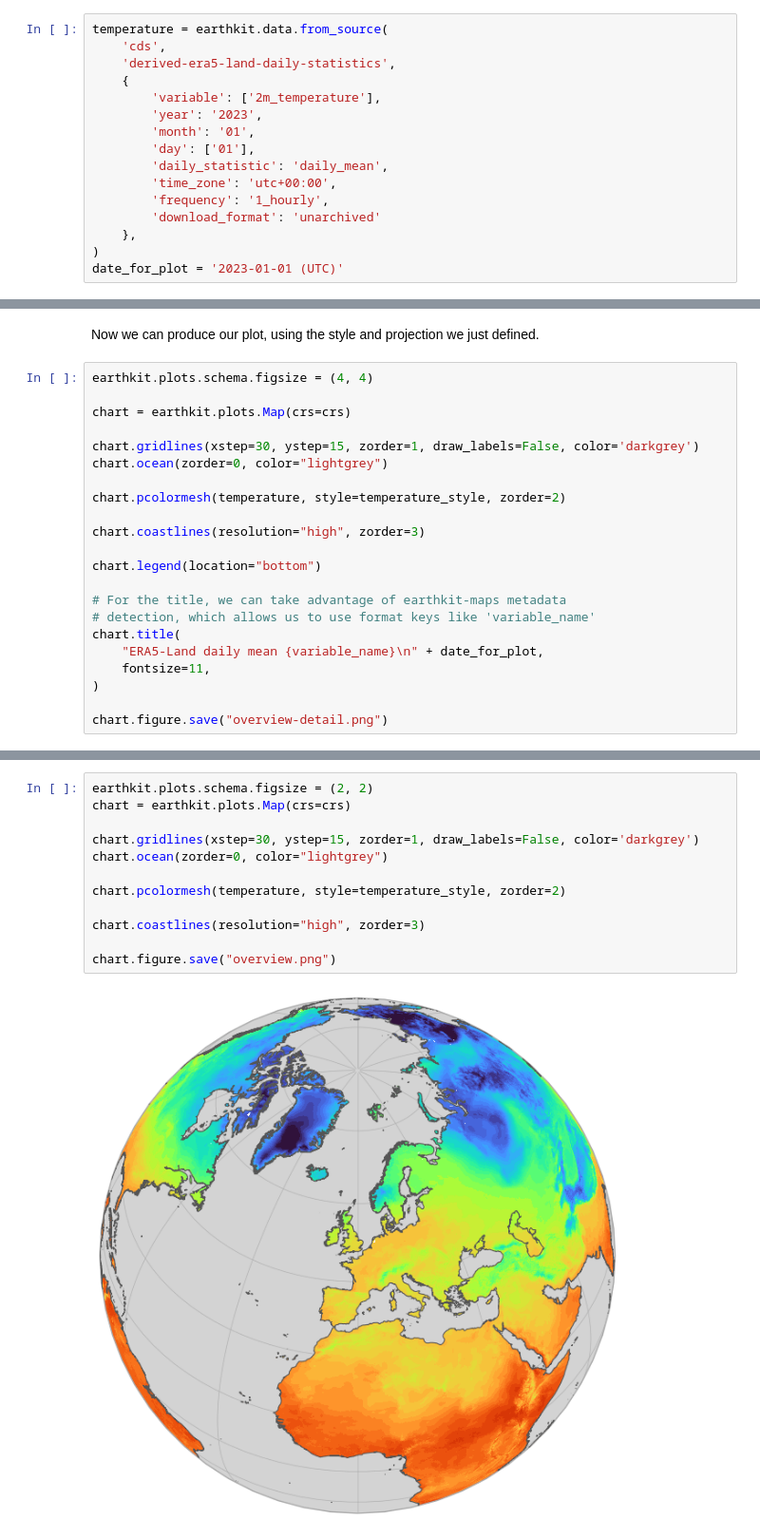
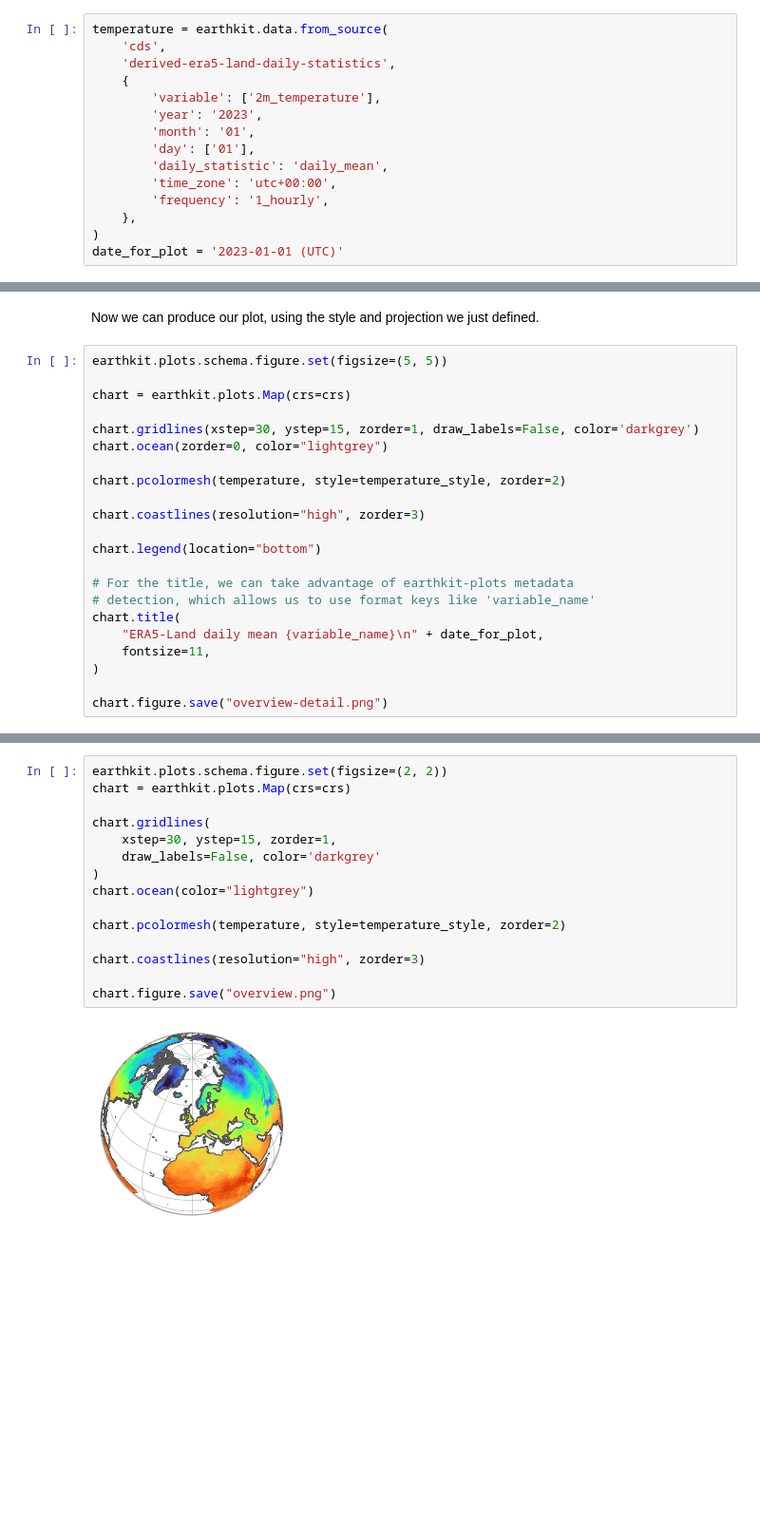
Before and after one commit to ecmwf-projects/dss-notebooks, a Jupyter notebook: datasets/derived-era5-land-daily-statistics/demo.ipynb, the cells around one changed output, grey strips where cells are left out. Shown: that part at 95% size. Drawn from its saved outputs; the diff is of its cells as text; blank space fills up the shorter version.

```diff
--- a/datasets/derived-era5-land-daily-statistics/demo.ipynb
+++ b/datasets/derived-era5-land-daily-statistics/demo.ipynb
@@ -22,7 +22,6 @@ temperature = earthkit.data.from_source(
         'daily_statistic': 'daily_mean',
         'time_zone': 'utc+00:00',
         'frequency': '1_hourly',
-        'download_format': 'unarchived'
     },
 )
 date_for_plot = '2023-01-01 (UTC)'
@@ -47,7 +56,7 @@ crs = ccrs.NearsidePerspective(central_latitude=50)
 # %% [markdown]
 Now we can produce our plot, using the style and projection we just defined.
 # %%
-earthkit.plots.schema.figsize = (4, 4)
+earthkit.plots.schema.figure.set(figsize=(5, 5))
 
 chart = earthkit.plots.Map(crs=crs)
 
@@ -60,7 +69,7 @@ chart.coastlines(resolution="high", zorder=3)
 
 chart.legend(location="bottom")
 
-# For the title, we can take advantage of earthkit-maps metadata
+# For the title, we can take advantage of earthkit-plots metadata
 # detection, which allows us to use format keys like 'variable_name'
 chart.title(
     "ERA5-Land daily mean {variable_name}\n" + date_for_plot,
@@ -73,14 +82,17 @@ chart.figure.save("overview-detail.png")
 # %%
-earthkit.plots.schema.figsize = (2, 2)
+earthkit.plots.schema.figure.set(figsize=(2, 2))
 chart = earthkit.plots.Map(crs=crs)
 
-chart.gridlines(xstep=30, ystep=15, zorder=1, draw_labels=False, color='darkgrey')
-chart.ocean(zorder=0, color="lightgrey")
+chart.gridlines(
+    xstep=30, ystep=15, zorder=1,
+    draw_labels=False, color='darkgrey'
+)
+chart.ocean(color="lightgrey")
 
 chart.pcolormesh(temperature, style=temperature_style, zorder=2)
 
 chart.coastlines(resolution="high", zorder=3)
 
 chart.figure.save("overview.png")
 # %% [output]
-[figure, old version]
+[figure, new version]
```
Also changed, not shown: parts of 2 cells of this notebook, 11 other files.
